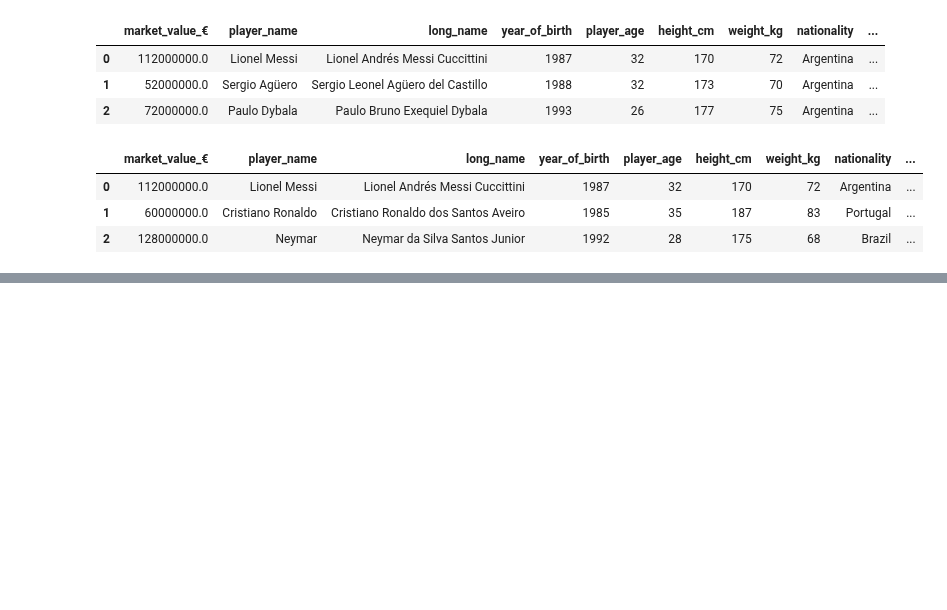
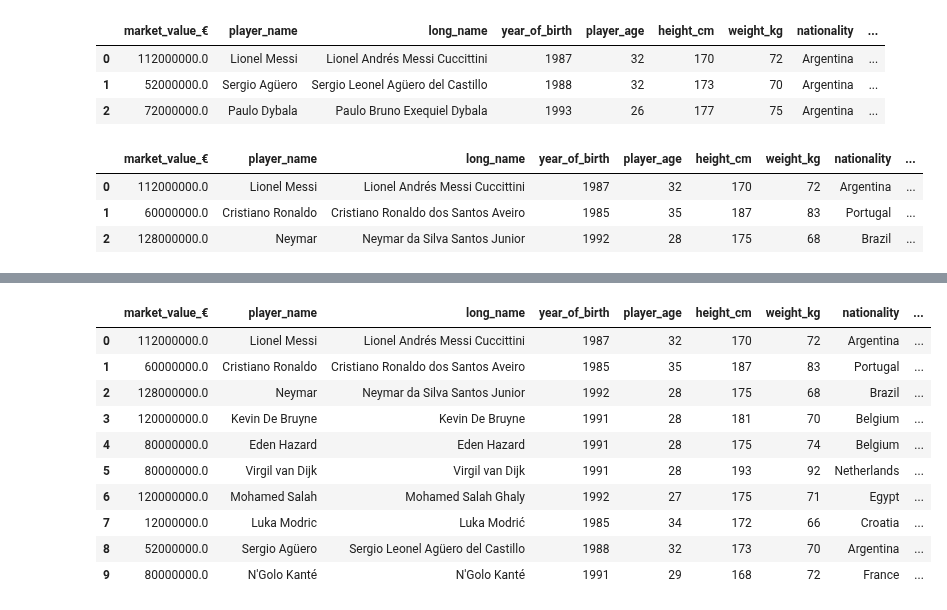
Before and after one commit to fabwerk90/FIFA-20---Market-value-prediction, a Jupyter notebook: f_feature_engineering.ipynb, the cells around one changed output, grey strips where cells are left out. Drawn from its saved outputs; the diff is of its cells as text; code cells hidden in the pictures; blank space fills up the shorter version.

Commit message:
added positional flexibility

```diff
--- a/f_feature_engineering.ipynb
+++ b/f_feature_engineering.ipynb
@@ -106,0 +137,8 @@ df_fp.head(3)
+# %%
+# adjust german positions to english/fifa notation
+positions_tm_in_fifa = pd.read_csv("data/tm_mainpos_to_fifa_pos.csv")
+positions_tm_in_fifa_dict = pd.Series(positions_tm_in_fifa.fifa.values,index=positions_tm_in_fifa.tm).to_dict()
+
+df_fp["main_position"] = df_fp["main_position"].replace(positions_tm_in_fifa_dict)
+
+df_fp.head()
@@ -106,0 +152,20 @@ df_fp.head(3)
+# %%
+df_fp["all_positions"] = df_fp.all_positions.map(lambda x: [i.strip() for i in x.split(",")])
+df_fp["positional_flexibility"] = df_fp["all_positions"].str.len()
+df_fp["positional_flexibility"] = df_fp["positional_flexibility"].astype("object")
+df_fp = df_fp.drop(["all_positions"],axis=1)
+df_fp = movecol(df_fp, cols_to_move=["positional_flexibility"], ref_col="main_position", place="After")
+
+df_fp.head(10)
+# %% [output]
+|  | market_value_€ | player_name | long_name | year_of_birth | player_age | height_cm | weight_kg | nationality | ... |
+| 0 | 112000000.0 | Lionel Messi | Lionel Andrés Messi Cuccittini | 1987 | 32 | 170 | 72 | Argentina | ... |
+| 1 | 60000000.0 | Cristiano Ronaldo | Cristiano Ronaldo dos Santos Aveiro | 1985 | 35 | 187 | 83 | Portugal | ... |
+| 2 | 128000000.0 | Neymar | Neymar da Silva Santos Junior | 1992 | 28 | 175 | 68 | Brazil | ... |
+| 3 | 120000000.0 | Kevin De Bruyne | Kevin De Bruyne | 1991 | 28 | 181 | 70 | Belgium | ... |
+| 4 | 80000000.0 | Eden Hazard | Eden Hazard | 1991 | 28 | 175 | 74 | Belgium | ... |
+| 5 | 80000000.0 | Virgil van Dijk | Virgil van Dijk | 1991 | 28 | 193 | 92 | Netherlands | ... |
+| 6 | 120000000.0 | Mohamed Salah | Mohamed Salah Ghaly | 1992 | 27 | 175 | 71 | Egypt | ... |
+| 7 | 12000000.0 | Luka Modric | Luka Modrić | 1985 | 34 | 172 | 66 | Croatia | ... |
+| 8 | 52000000.0 | Sergio Agüero | Sergio Leonel Agüero del Castillo | 1988 | 32 | 173 | 70 | Argentina | ... |
+| 9 | 80000000.0 | N'Golo Kanté | N'Golo Kanté | 1991 | 29 | 168 | 72 | France | ... |
```
Also changed, not shown: parts of 12 cells of this notebook.
